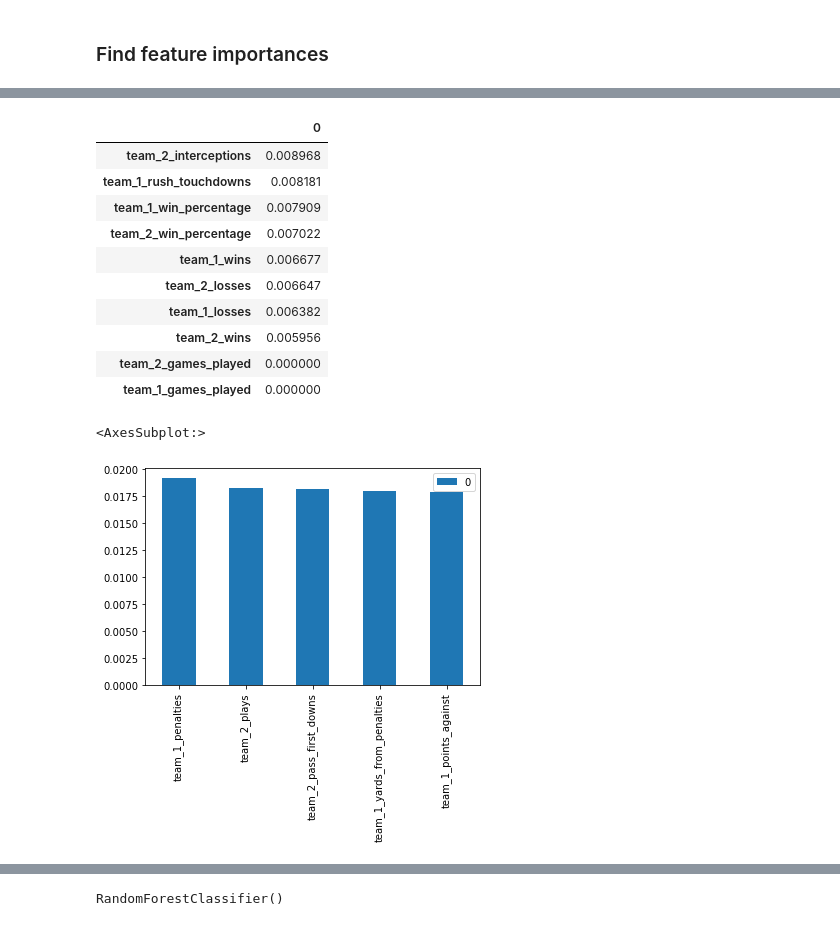
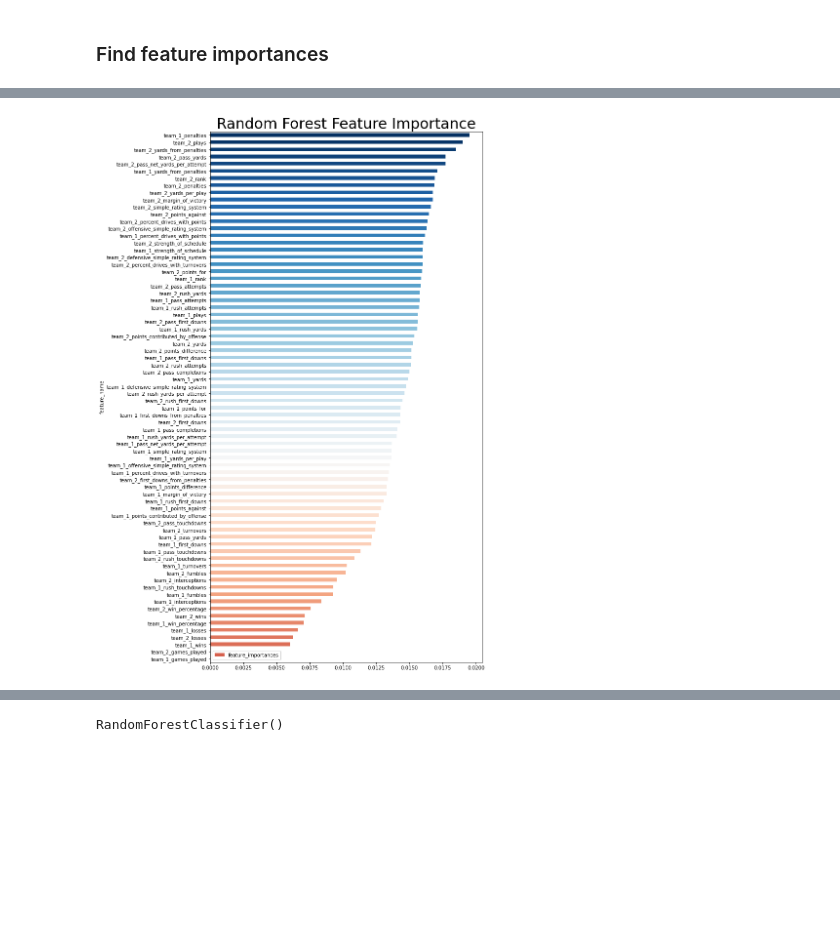
Before and after one commit to dgriff06/NFL-Betting-With-Data-Science, a Jupyter notebook: RF_XGB_Sequential_Models.ipynb, the cells around one changed output, grey strips where cells are left out. Drawn from its saved outputs; the diff is of its cells as text; code cells hidden in the pictures; blank space fills up the shorter version.

```diff
--- a/RF_XGB_Sequential_Models.ipynb
+++ b/RF_XGB_Sequential_Models.ipynb
@@ -164,17 +163,17 @@ importances_df = pd.DataFrame(importances,importances_names)
 # %%
 # Sort importances by values
 
-importances_df.sort_values(ascending = False, by = [0]).tail(10)
+importances_df = importances_df.sort_values(by="feature_importances", ascending=True)
-# %% [output]
-|  | 0 |
-| team_2_interceptions | 0.008968 |
-| team_1_rush_touchdowns | 0.008181 |
-| team_1_win_percentage | 0.007909 |
-| team_2_win_percentage | 0.007022 |
-| team_1_wins | 0.006677 |
-| team_2_losses | 0.006647 |
-| team_1_losses | 0.006382 |
-| team_2_wins | 0.005956 |
-| team_2_games_played | 0.000000 |
-| team_1_games_played | 0.000000 |
+# %%
+# Plot feature importance as vertical bar chart with a diverging color palette
+colors = cm.RdBu(np.linspace(.2, 1, importances_df.shape[0]))
+
+importances_df.plot.barh(
+    x="feature_name",
+    y='feature_importances',
+    figsize=(10,20),
+    title="Random Forest Feature Importance",
+    color=colors).title.set_size(30)
+# %% [output]
+[figure, added]
 # %%
@@ -182,9 +181,4 @@ importances_df.sort_values(ascending = False, by = [0]).tail(10)
 df4 = df3.drop(columns=["team_1_games_played","team_2_games_played","team_2_losses","team_1_wins","team_2_wins","team_1_losses"])
-# %%
-importances_df.sort_values(by = 0, ascending=False).head().plot(kind = "bar")
-# %% [output]
-<AxesSubplot:>
-[figure, removed]
 # %%
 # View importances details
 
```
Also changed, not shown: parts of 87 cells of this notebook.
